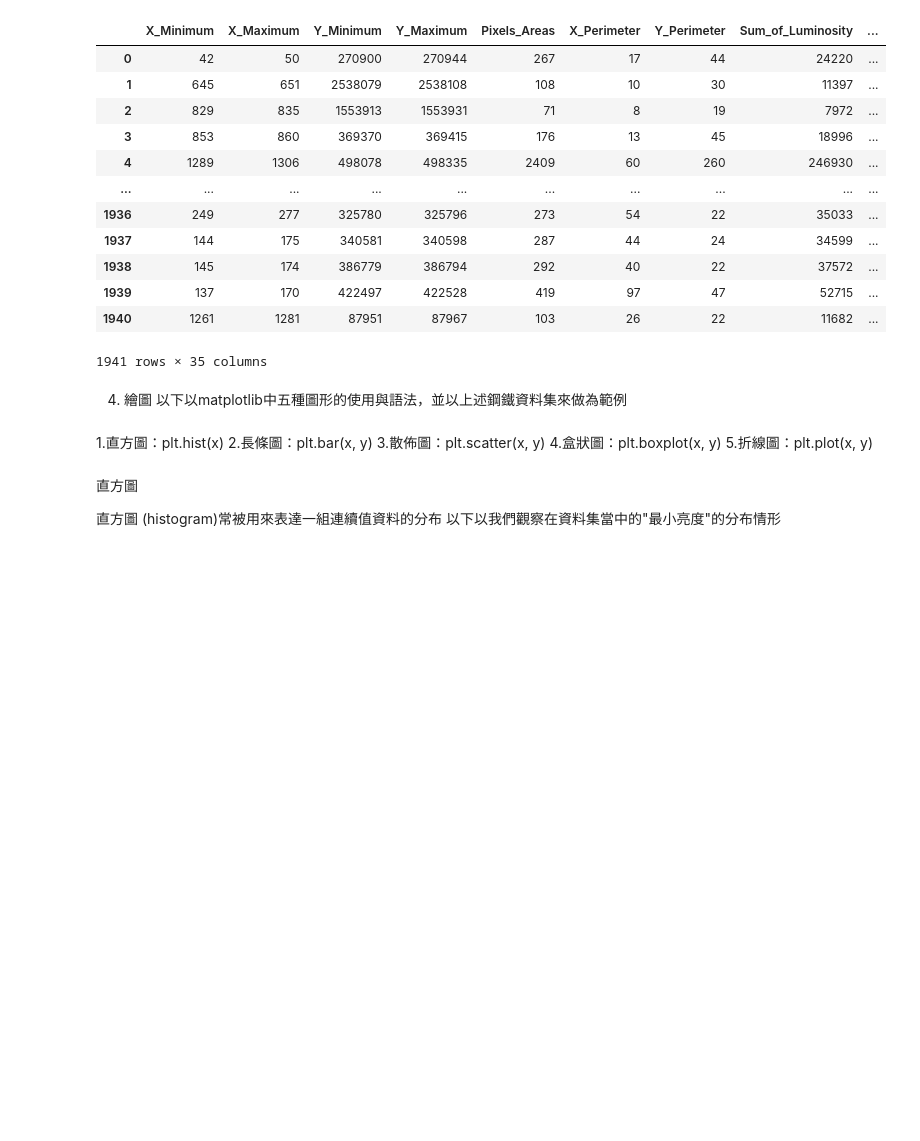
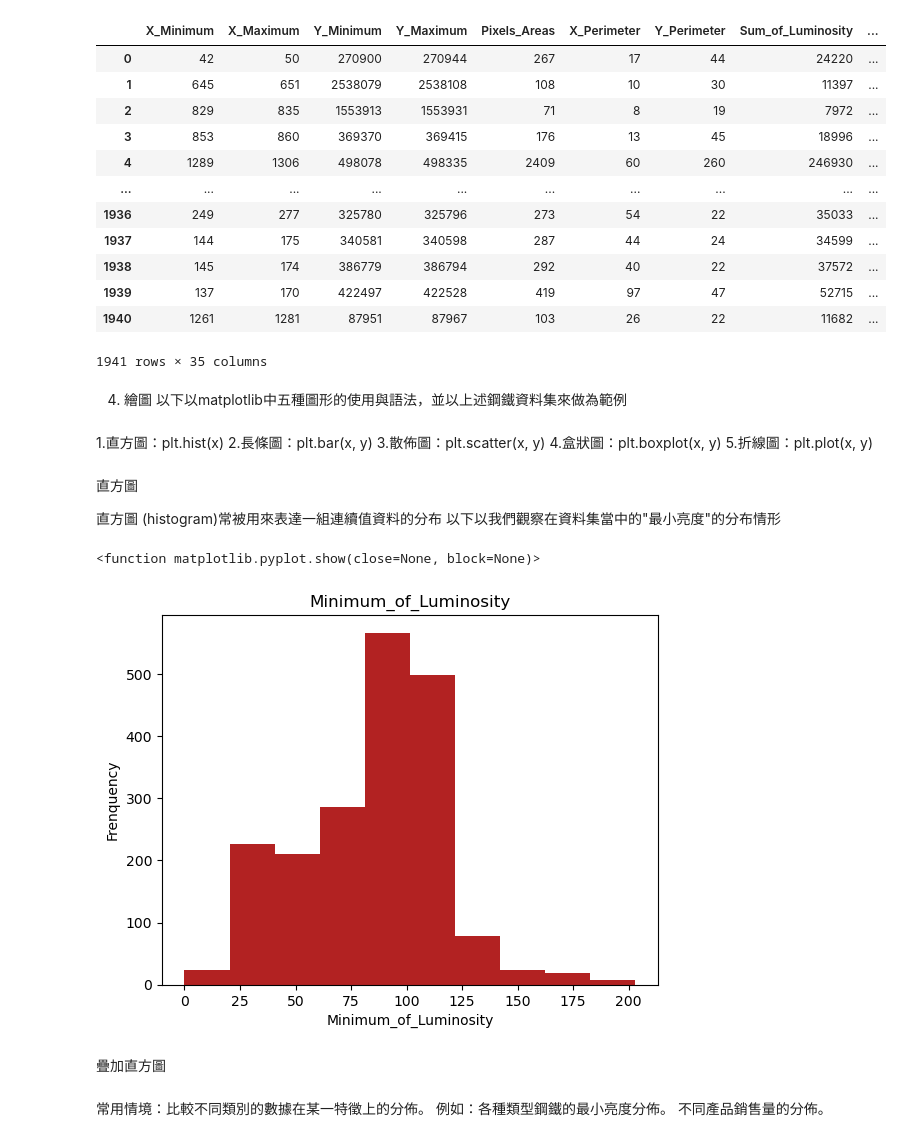
Before and after one commit to sarahyan0201/python_learning, a Jupyter notebook: Machine Learning/3.資料視覺化Data visualization.ipynb, the cells around one changed output. Cells and saved outputs as stored; diff of their text form; code cells hidden in the pictures; blank space fills up the shorter version.

Commit message:
histogram finished

```diff
--- a/Machine Learning/3.資料視覺化Data visualization.ipynb
+++ b/Machine Learning/3.資料視覺化Data visualization.ipynb
@@ -78,3 +78,18 @@ df
 
 直方圖 (histogram)常被用來表達一組連續值資料的分布
 以下以我們觀察在資料集當中的"最小亮度"的分布情形
+# %%
+plt.hist(df["Minimum_of_Luminosity"], bins = 10, color = 'firebrick')# 畫出直方圖，bins為區間數
+plt.xlabel("Minimum_of_Luminosity")# .xlabel是x軸
+plt.ylabel("Frenquency")# .ylabel是y軸
+plt.title("Minimum_of_Luminosity")# .title替圖片取名
+plt.show
+# %% [output]
+<function matplotlib.pyplot.show(close=None, block=None)>
+[figure, added]
+# %% [markdown]
+疊加直方圖
+# %% [markdown]
+常用情境：比較不同類別的數據在某一特徵上的分佈。
+例如：各種類型鋼鐵的最小亮度分佈。
+不同產品銷售量的分佈。
```
